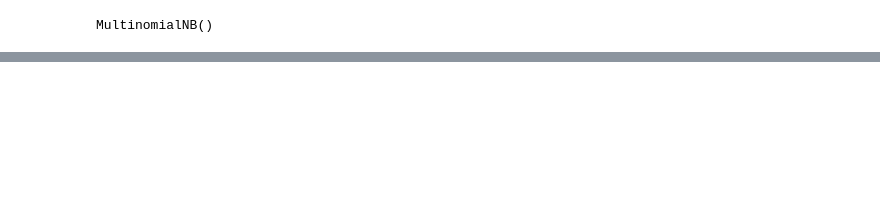
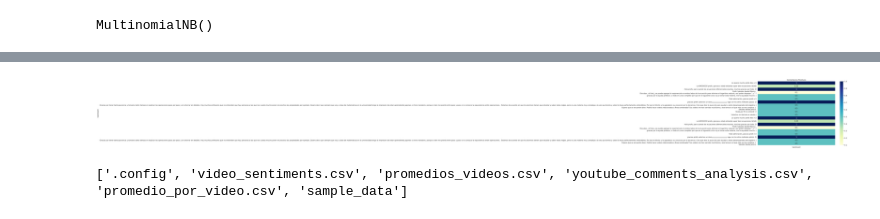
Before and after one commit to EHN8829/DUPD_FINAL, a Jupyter notebook: ExamenFinal1.ipynb, the cells around one changed output, grey strips where cells are left out. Saved outputs shown, nothing was run; the diff lists cells and outputs as text; code cells hidden in the pictures; blank space fills up the shorter version.

```diff
--- a/ExamenFinal1.ipynb
+++ b/ExamenFinal1.ipynb
@@ -426,0 +885,34 @@ styled_table
+# %%
+def analyze_sentiment(comment):
+    # Implementando un análisis de sensación
+    # Asegurando la devolución a un solo valor numérico
+    polarity = 0.5  # Ejemplo de un valor de polaridad
+    return polarity
+# %%
+for video_id, comments in video_comments.items():
+    for comment in comments:
+        sentiment = analyze_sentiment(comment)
+
+        if isinstance(sentiment, list) and len(sentiment) == 1:  # Si es una lista con un solo elemento
+            sentiment_score = sentiment[0]
+
+        if sentiment_score > 0:
+            positive_comments.append({
+                'Video ID': video_id,
+                'Comment': comment,
+                'Sentiment': sentiment_score
+            })
+# %%
+# Analizando cada video y sus comentarios
+for video_id, comments in video_comments.items():
+    for comment in comments:
+        sentiment = analyze_sentiment(comment)
+        if sentiment > 0:  # Considerando como positivo si la polaridad es mayor que 0
+            positive_comments.append({
+                'Video ID': video_id,
+                'Comment': comment,
+                'Sentiment': sentiment
+            })
+# %%
+# Convirtiendo la lista a un DataFrame
+df_positive_comments = pd.DataFrame(positive_comments)
@@ -426,0 +953,14 @@ styled_table
+# %%
+# Mostrando la tabla de comentarios positivos
+plt.figure(figsize=(12, 8))
+ax = sns.heatmap(df_positive_comments[['Comment', 'Sentiment']].head(20).set_index('Comment'), annot=True, cmap='YlGnBu')
+ax.set_title('Comentarios Positivos')
+plt.show()
+# %% [output]
+[figure, added]
+# %%
+import os
+# Listar archivos en el directorio actual
+print(os.listdir('.'))
+# %% [output]
+['.config', 'video_sentiments.csv', 'promedios_videos.csv', 'youtube_comments_analysis.csv', 'promedio_por_video.csv', 'sample_data']
```
Also changed, not shown: parts of 108 cells of this notebook.
